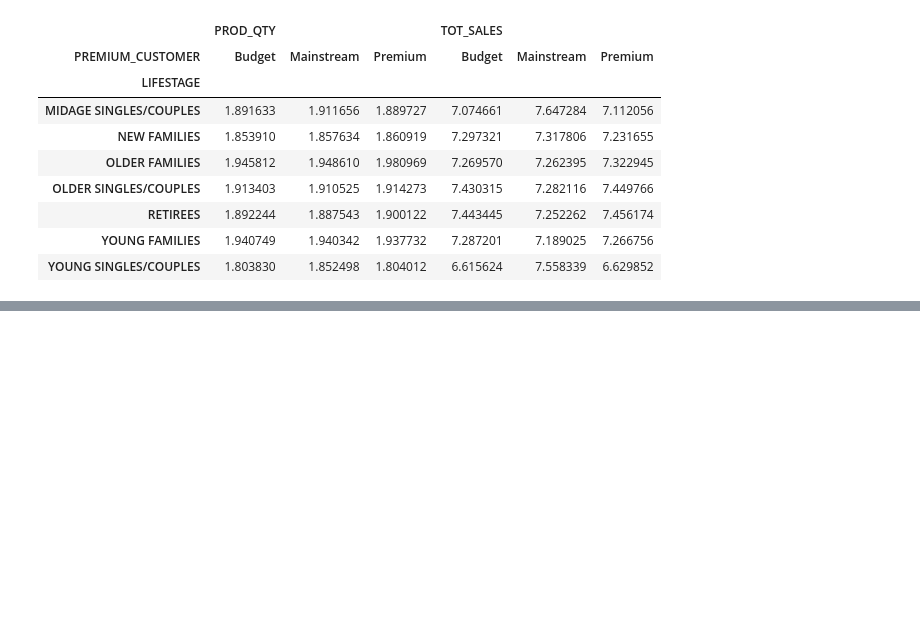
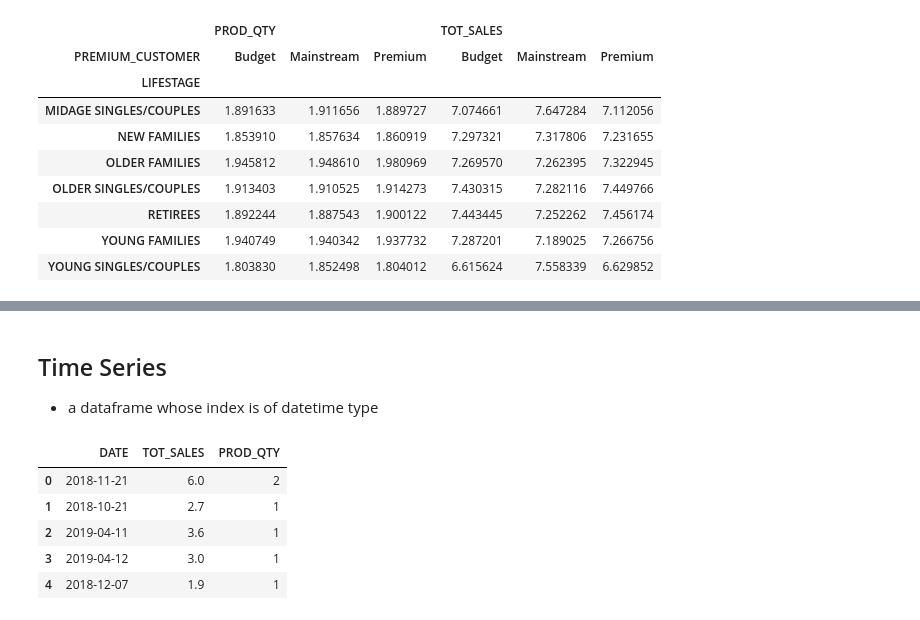
Before and after one commit to AzadiGathui/zindua-python-data-analysis, a Jupyter notebook: wk2_pandas/d5_groupby_d6_time_functionality.ipynb, the cells around one changed output, grey strips where cells are left out. Cells and saved outputs as stored; diff of their text form; code cells hidden in the pictures; blank space fills up the shorter version.

```diff
--- a/wk2_pandas/d5_groupby.ipynb
+++ b/wk2_pandas/d5_groupby_d6_time_functionality.ipynb
@@ -257,0 +407,13 @@ pd.pivot_table(full_df, values=['TOT_SALES','PROD_QTY'], index='LIFESTAGE',colum
+# %% [markdown]
+## Time Series
+- a dataframe whose index is of datetime type
+# %%
+sales_df = df1[['DATE','TOT_SALES','PROD_QTY']]
+sales_df.head()
+# %% [output]
+|  | DATE | TOT_SALES | PROD_QTY |
+| 0 | 2018-11-21 | 6.0 | 2 |
+| 1 | 2018-10-21 | 2.7 | 1 |
+| 2 | 2019-04-11 | 3.6 | 1 |
+| 3 | 2019-04-12 | 3.0 | 1 |
+| 4 | 2018-12-07 | 1.9 | 1 |
```
Also changed, not shown: parts of 25 cells of this notebook, 5 other files.
